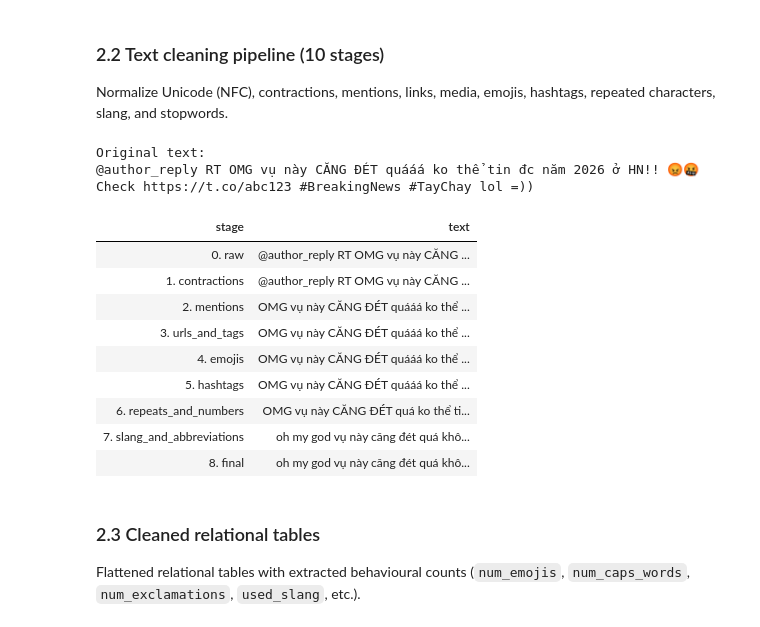
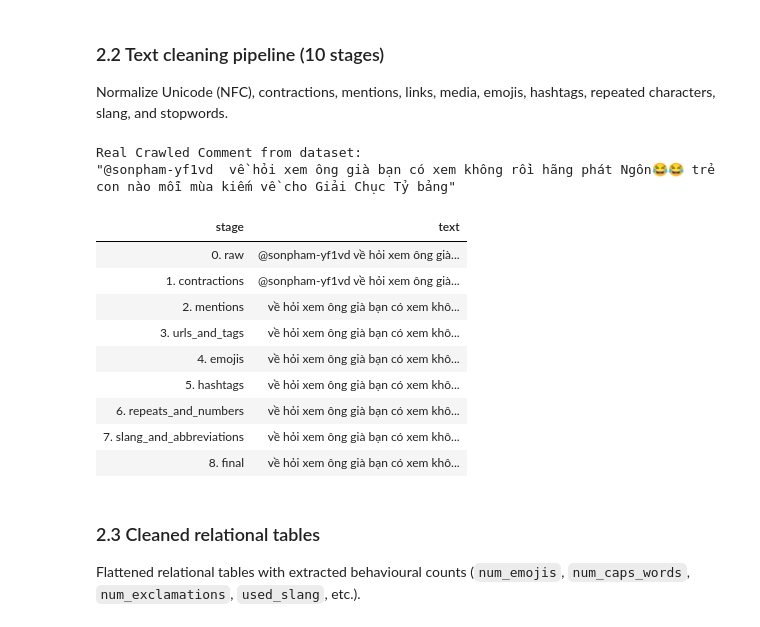
Before and after one commit to PhuocICTHust/DS2026.1, a Jupyter notebook: DEMO_Capstone_Social_Toxicity.ipynb, the cells around one changed output. Cells and saved outputs as stored; diff of their text form; code cells hidden in the pictures.

Commit message:
fix(cleaner): demo cleaning pipeline on real crawled comment instead of mock string

```diff
--- a/DEMO_Capstone_Social_Toxicity.ipynb
+++ b/DEMO_Capstone_Social_Toxicity.ipynb
@@ -82,25 +82,32 @@ Content: Tranh cãi phát ngôn nghệ sĩ và văn hóa ứng xử trên mạng
 # %% [markdown]
 ### 2.2 Text cleaning pipeline (10 stages)
 Normalize Unicode (NFC), contractions, mentions, links, media, emojis, hashtags, repeated characters, slang, and stopwords.
-# %%
-from src.text_cleaner import demo_clean, DEMO_RAW_TEXT
-
-print(f"Original text:\n{DEMO_RAW_TEXT}\n")
-demo_df = demo_clean(DEMO_RAW_TEXT)
-display(demo_df)
-# %% [output]
-Original text:
-@author_reply RT OMG vụ này CĂNG ĐÉT quááá ko thể tin đc năm 2026 ở HN!! 😡🤬 Check https://t.co/abc123 #BreakingNews #TayChay lol =))
-| stage | text |
-| 0. raw | @author_reply RT OMG vụ này CĂNG ... |
-| 1. contractions | @author_reply RT OMG vụ này CĂNG ... |
-| 2. mentions | OMG vụ này CĂNG ĐÉT quááá ko thể ... |
-| 3. urls_and_tags | OMG vụ này CĂNG ĐÉT quááá ko thể ... |
-| 4. emojis | OMG vụ này CĂNG ĐÉT quááá ko thể ... |
-| 5. hashtags | OMG vụ này CĂNG ĐÉT quááá ko thể ... |
-| 6. repeats_and_numbers | OMG vụ này CĂNG ĐÉT quá ko thể ti... |
-| 7. slang_and_abbreviations | oh my god vụ này căng đét quá khô... |
-| 8. final | oh my god vụ này căng đét quá khô... |
+# %%
+from src.text_cleaner import demo_clean
+
+# Select an actual messy comment directly from the crawled dataset
+raw_comments = pd.read_csv(PROCESSED_DIR / 'raw_comments.csv')
+sample_raw = raw_comments.loc[
+    raw_comments['comment_content'].str.contains(r'@.*?[a-zA-Z0-9].*?😂', na=False, regex=True),
+    'comment_content'
+].iloc[0]
+
+print('Real Crawled Comment from dataset:')
+print(f'"{sample_raw}"\n')
+display(demo_clean(sample_raw))
+# %% [output]
+Real Crawled Comment from dataset:
+"@sonpham-yf1vd  về hỏi xem ông già bạn có xem không rồi hãng phát Ngôn😂😂 trẻ con nào mỗi mùa kiếm về cho Giải Chục Tỷ bảng"
+| stage | text |
+| 0. raw | @sonpham-yf1vd về hỏi xem ông già... |
+| 1. contractions | @sonpham-yf1vd về hỏi xem ông già... |
+| 2. mentions | về hỏi xem ông già bạn có xem khô... |
+| 3. urls_and_tags | về hỏi xem ông già bạn có xem khô... |
+| 4. emojis | về hỏi xem ông già bạn có xem khô... |
+| 5. hashtags | về hỏi xem ông già bạn có xem khô... |
+| 6. repeats_and_numbers | về hỏi xem ông già bạn có xem khô... |
+| 7. slang_and_abbreviations | về hỏi xem ông già bạn có xem khô... |
+| 8. final | về hỏi xem ông già bạn có xem khô... |
 # %% [markdown]
 ### 2.3 Cleaned relational tables
 Flattened relational tables with extracted behavioural counts (`num_emojis`, `num_caps_words`, `num_exclamations`, `used_slang`, etc.).
```
Also changed, not shown: 1 other file.
